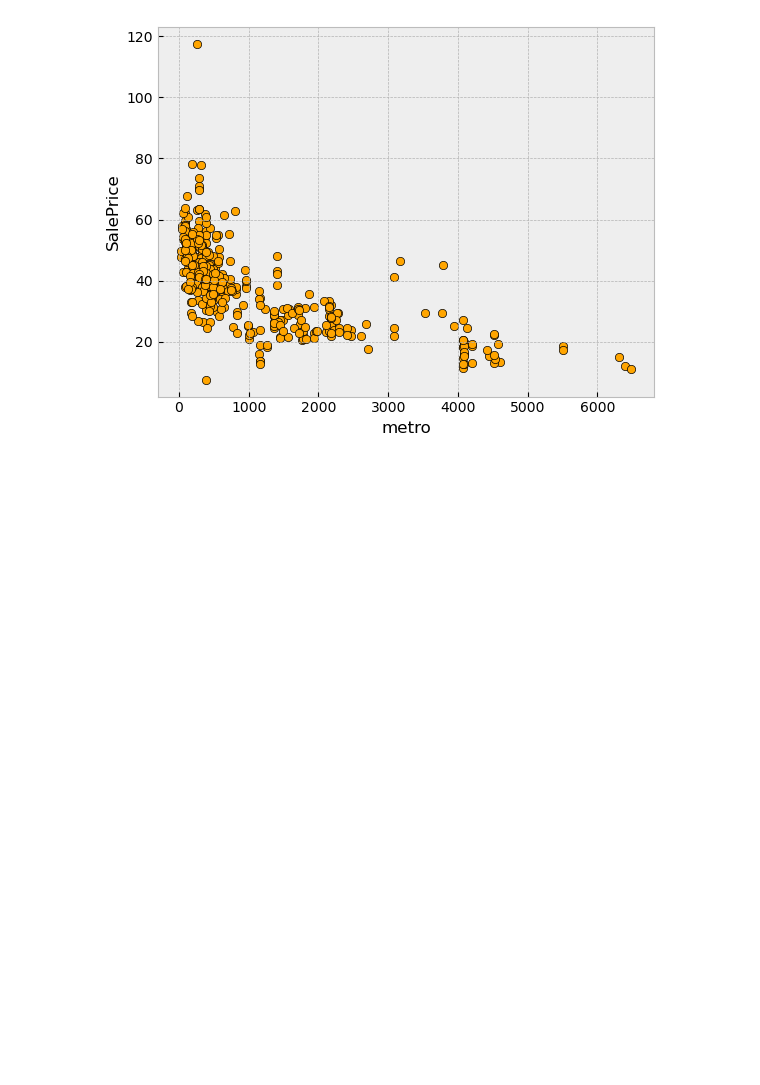
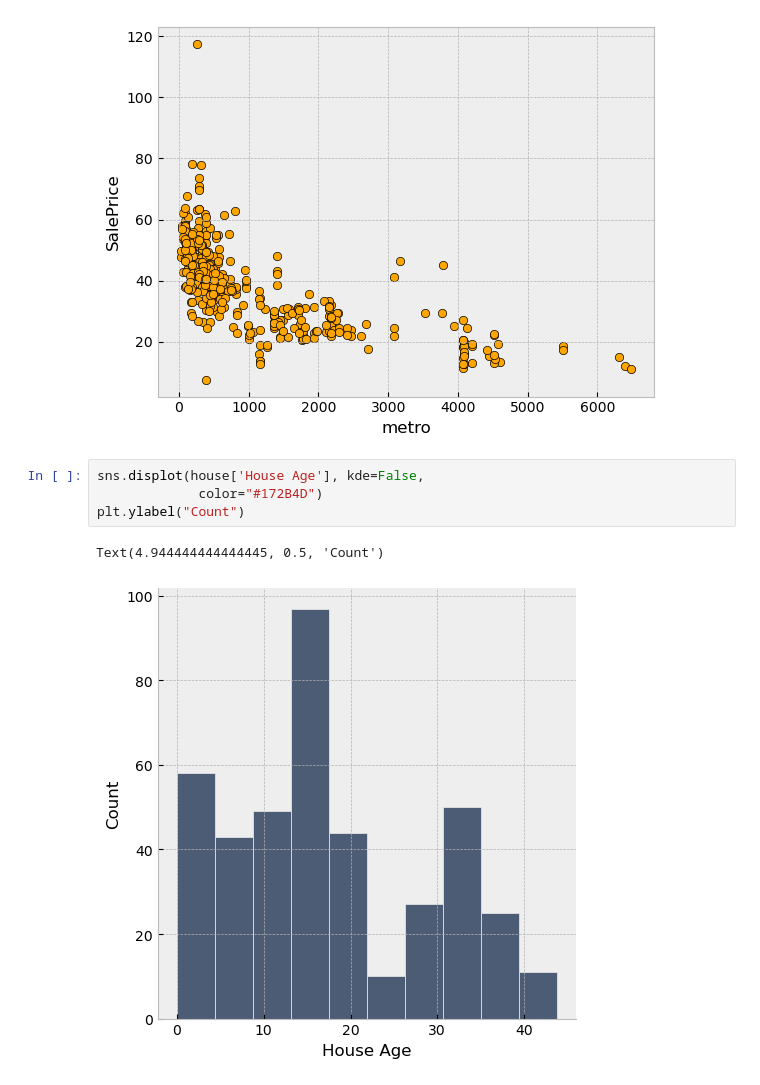
Before and after one commit to panwarcal/house-price-pred, a Jupyter notebook: ml.ipynb, the cells around one changed output. Saved outputs shown, nothing was run; the diff lists cells and outputs as text; blank space fills up the shorter version.

```diff
--- a/ml.ipynb
+++ b/ml.ipynb
@@ -146,3 +142,10 @@ plt.scatter(x=house['Distance from nearest Metro station (km)'], y=house['House
 plt.xlabel("metro"); plt.ylabel("SalePrice");
 # %% [output]
 [figure]
+# %%
+sns.displot(house['House Age'], kde=False,
+             color="#172B4D")
+plt.ylabel("Count")
+# %% [output]
+Text(4.944444444444445, 0.5, 'Count')
+[figure, added]
```
Also changed, not shown: parts of 17 cells of this notebook.
